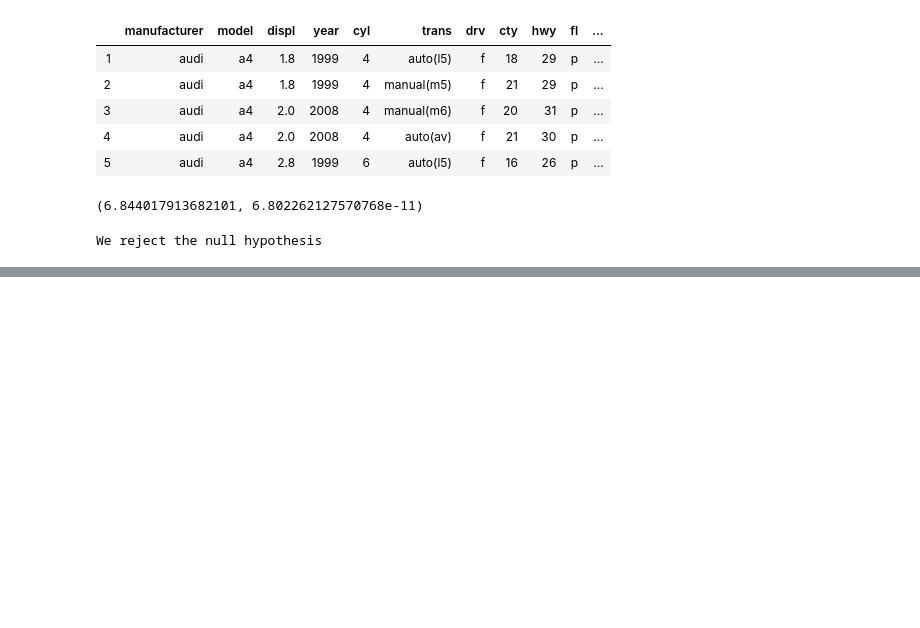
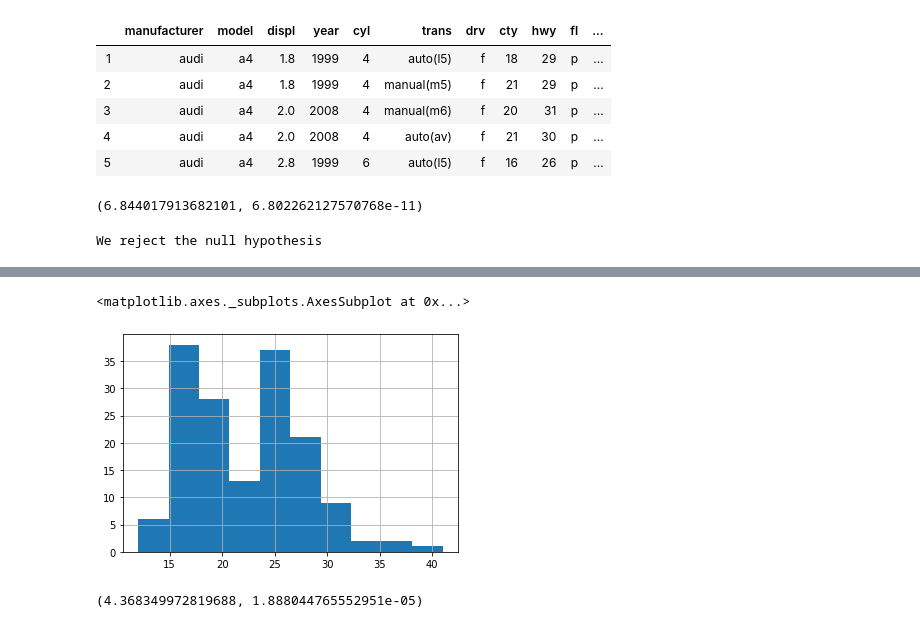
Before and after one commit to QuantumKane/statistics-exercises, a Jupyter notebook: hypothesis_testing.ipynb, the cells around one changed output, grey strips where cells are left out. Cells and saved outputs as stored; diff of their text form; code cells hidden in the pictures; blank space fills up the shorter version.

```diff
--- a/hypothesis_testing.ipynb
+++ b/hypothesis_testing.ipynb
@@ -189,0 +193,10 @@ a = 1 - confidence_level
+# %%
+automatic.hwy.hist()
+# %% [output]
+<matplotlib.axes._subplots.AxesSubplot at 0x...>
+[figure, added]
+# %%
+t, p = stats.ttest_ind(manual.hwy, automatic.hwy)
+t, p
+# %% [output]
+(4.368349972819688, 1.888044765552951e-05)
```
Also changed, not shown: parts of 8 cells of this notebook.
